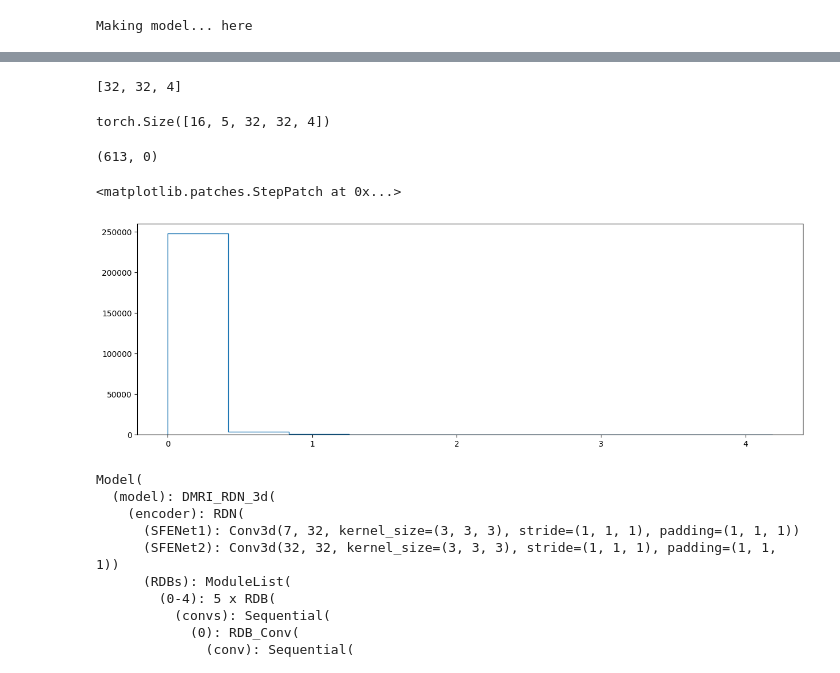
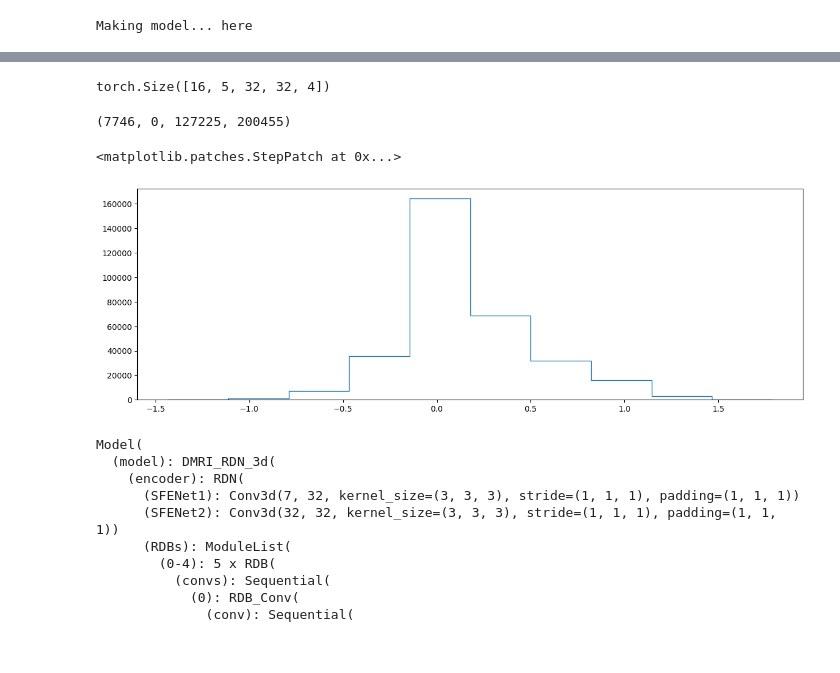
Before and after one commit to arihantjain124/HCP_SR, a Jupyter notebook: model_test.ipynb, the cells around one changed output, grey strips where cells are left out. Saved outputs shown, nothing was run; the diff lists cells and outputs as text; code cells hidden in the pictures.

```diff
--- a/model_test.ipynb
+++ b/model_test.ipynb
@@ -21,5 +21,13 @@ ids.sort()
 ids = ids[:total_vols]
 ids = np.random.choice(ids,total_vols,replace = False)
 print(ids)
+if(args.model_type == '2d'):
+    args.block_size = (32,32,1)
+
+if (args.run_name == '..'):
+    args.run_name = f"{args.model},{args.encoder},{args.no_vols}_train,{args.test_vols}_test,growth{args.growth},loss_{args.loss},batch_size_{args.batch_size}"
+else:
+    args.run_name = f"{args.model},{args.encoder},train_{args.no_vols},test_{args.test_vols},growth_{args.growth},loss_{args.loss},batch_size_{args.batch_size},{args.run_name}"
+print(args.run_name)
 # %% [output]
 number of common Subjects  171
@@ -35,0 +38,5 @@ Namespace(block_size=(32, 32, 4), var_blk_size=False, start_var=False, epochs=10
+# %%
+path = []
+for i in os.listdir("experiment/DTIArb"):
+    for j in os.listdir("experiment/DTIArb/"+i +"/model"):
+        path.append("experiment/DTIArb/"+i +"/model/"+j)
@@ -47,0 +73,2 @@ Making model... here
+# %%
+model.model.load_state_dict(torch.load(path[8]))
@@ -48,5 +81,5 @@ Making model... here
 # %%
-lr,hr,scale = next(iter(loader.training_data))
+(lr,hr,scale,rel_coor) = next(iter(loader.training_data))
 
 lr_tensor = lr.squeeze().to('cuda').float()  # ranges from [0, 1]
 hr_tensor = hr.squeeze().to('cuda').float()  # ranges from [0, 1]
@@ -74,30 +107,28 @@ pred = model.forward(lr,scale)
 # %%
 with torch.no_grad():
     pred = model.forward(lr,scale)
-# %% [output]
-[32, 32, 4]
 # %%
 pred.shape
 # %% [output]
 torch.Size([16, 5, 32, 32, 4])
 # %%
-len(pred[pred>1]),len(pred[pred==0])
+len(pred[pred>1]),len(pred[pred==0]),len(pred[pred<0]),len(pred[pred>0])
 # %% [output]
-(613, 0)
+(7746, 0, 127225, 200455)
 # %%
 pred_plt = pred.cpu().detach()
 # %%
 %matplotlib inline
 
 fig,ax = plt.subplots(1,1)
 
 # pbar = tqdm(total = len(loader.testing_data))
 fig.set_figwidth(15)
-c,b = np.histogram(pred_plt[pred_plt>0],10)
+c,b = np.histogram(pred_plt,10)
 ax.stairs(c, b)
 # %% [output]
 <matplotlib.patches.StepPatch at 0x...>
-[figure, old version]
+[figure, new version]
 # %%
 model
 # %% [output]
```
Also changed, not shown: parts of 9 cells of this notebook, 17 other files.
